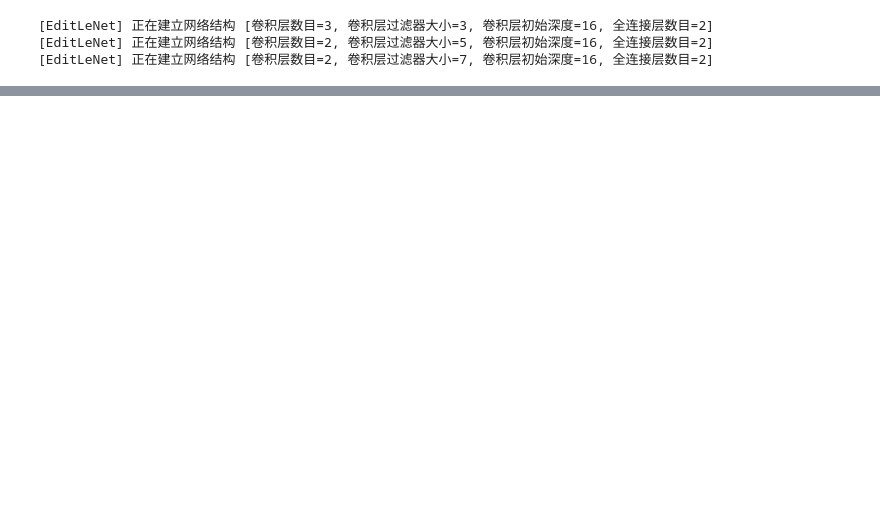
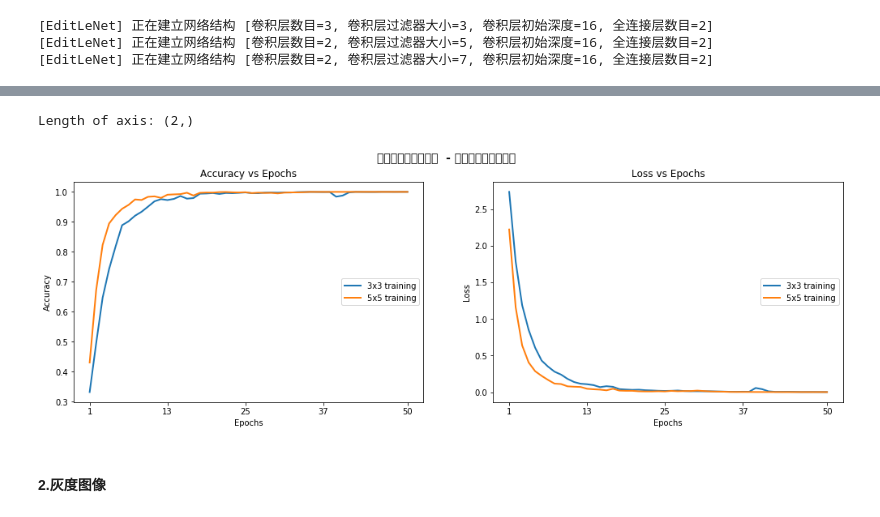
Before and after one commit to Zhaofan-Su/CarND-Traffic-Sign-Classifier-Project, a Jupyter notebook: Traffic_Sign_Classifier.ipynb, the cells around one changed output, grey strips where cells are left out. Saved outputs shown, nothing was run; the diff lists cells and outputs as text; code cells hidden in the pictures; blank space fills up the shorter version.

Commit message:
trainings all run

```diff
--- a/Traffic_Sign_Classifier.ipynb
+++ b/Traffic_Sign_Classifier.ipynb
@@ -755,0 +754,6 @@ Once you have completed the code implementation, document your results in a proj
+# %%
+mc_3x3 = ModelConfig(EditLeNet, "EditLeNet_Color_Norm_3x3", [32, 32, 3], [3, 32, 3], [120, 84], n_classes, [1.0, 1.0])
+mc_5x5 = ModelConfig(EditLeNet, "EditLeNet_Color_Norm_5x5", [32, 32, 3], [5, 32, 2], [120, 84], n_classes, [1.0, 1.0])
+# %%
+me_color_norm_3x3 = ModelExecutor(mc_3x3)
+me_color_norm_5x5 = ModelExecutor(mc_5x5)
@@ -755,0 +763,3 @@ Once you have completed the code implementation, document your results in a proj
+# %%
+(c_norm_3x3_tr_metrics, c_norm_3x3_duration) = me_color_norm_3x3.train_model(X_sample_train_normalised, y_sample_train, epochs=50)
+(c_norm_3x3_ts_accuracy, c_norm_3x3_ts_loss, c_norm_3x3_ts_duration) =  me_color_norm_3x3.test_model(X_test_normalised, y_test)
@@ -755,0 +778,3 @@ Once you have completed the code implementation, document your results in a proj
+# %%
+(c_norm_5x5_tr_metrics, c_norm_5x5_duration) = me_color_norm_5x5.train_model(X_sample_train_normalised, y_sample_train, epochs=50)
+(c_norm_5x5_ts_accuracy, c_norm_5x5_ts_loss, c_norm_5x5_ts_duration) =  me_color_norm_5x5.test_model(X_test_normalised, y_test)
@@ -755,0 +793,13 @@ Once you have completed the code implementation, document your results in a proj
+# %%
+metrics_arr = [c_norm_3x3_tr_metrics, c_norm_5x5_tr_metrics]
+lbs = ["3x3 training", "5x5 training"]
+plot_model_results(metrics_arr, [2, 1], lbs, ["Epochs", "Epochs"], ["Accuracy", "Loss"],
+                   ["Accuracy vs Epochs",
+                    "Loss vs Epochs"],
+                   "彩色图像（归一化）  - 模型准确度和损失率"
+                    , fig_size=(17, 5))
+# %% [output]
+Length of axis: (2,)
+[figure, added]
+# %% [markdown]
+#### 2.灰度图像
```
Also changed, not shown: parts of 66 cells of this notebook.
